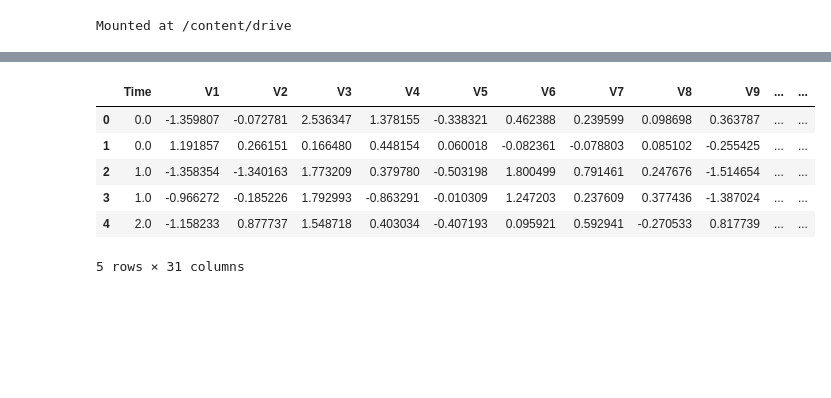
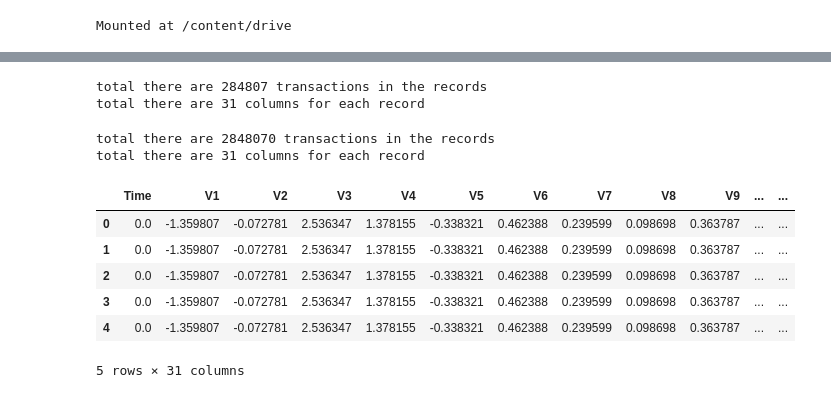
Before and after one commit to surajBR7/credit_card_fraud_detection, a Jupyter notebook: CCFD.ipynb, the cells around one changed output, grey strips where cells are left out. Saved outputs shown, nothing was run; the diff lists cells and outputs as text; code cells hidden in the pictures; blank space fills up the shorter version.

```diff
--- a/CCFD.ipynb
+++ b/CCFD.ipynb
@@ -9,4 +9,4 @@ Mounted at /content/drive
 file_path = '/content/drive/My Drive/dataset/creditcard.csv'
 # %%
 import pandas as pd
-df = pd.read_csv(file_path)
+raw_data = pd.read_csv(file_path)
@@ -13,10 +68,26 @@ df = pd.read_csv(file_path)
+# %%
+print("total there are",str(len(raw_data)),"transactions in the records")
+print("total there are",str(len(raw_data.columns)),"columns for each record")
+# %% [output]
+total there are 284807 transactions in the records
+total there are 31 columns for each record
+# %%
+#we are going to increase the number of transaction since in real world there will be more than the above mentioned transactions
+replica = 10
+big_raw_data = pd.DataFrame(np.repeat(raw_data.values, replica, axis=0),columns=raw_data.columns)
+
+print("total there are",str(len(big_raw_data)),"transactions in the records")
+print("total there are",str(len(big_raw_data.columns)),"columns for each record")
+# %% [output]
+total there are 2848070 transactions in the records
+total there are 31 columns for each record
 # %%
-df.head(5)
+big_raw_data.head(5)
 # %% [output]
 |  | Time | V1 | V2 | V3 | V4 | V5 | V6 | V7 | V8 | V9 | ... | ... |
 | 0 | 0.0 | -1.359807 | -0.072781 | 2.536347 | 1.378155 | -0.338321 | 0.462388 | 0.239599 | 0.098698 | 0.363787 | ... | ... |
-| 1 | 0.0 | 1.191857 | 0.266151 | 0.166480 | 0.448154 | 0.060018 | -0.082361 | -0.078803 | 0.085102 | -0.255425 | ... | ... |
-| 2 | 1.0 | -1.358354 | -1.340163 | 1.773209 | 0.379780 | -0.503198 | 1.800499 | 0.791461 | 0.247676 | -1.514654 | ... | ... |
-| 3 | 1.0 | -0.966272 | -0.185226 | 1.792993 | -0.863291 | -0.010309 | 1.247203 | 0.237609 | 0.377436 | -1.387024 | ... | ... |
-| 4 | 2.0 | -1.158233 | 0.877737 | 1.548718 | 0.403034 | -0.407193 | 0.095921 | 0.592941 | -0.270533 | 0.817739 | ... | ... |
+| 1 | 0.0 | -1.359807 | -0.072781 | 2.536347 | 1.378155 | -0.338321 | 0.462388 | 0.239599 | 0.098698 | 0.363787 | ... | ... |
+| 2 | 0.0 | -1.359807 | -0.072781 | 2.536347 | 1.378155 | -0.338321 | 0.462388 | 0.239599 | 0.098698 | 0.363787 | ... | ... |
+| 3 | 0.0 | -1.359807 | -0.072781 | 2.536347 | 1.378155 | -0.338321 | 0.462388 | 0.239599 | 0.098698 | 0.363787 | ... | ... |
+| 4 | 0.0 | -1.359807 | -0.072781 | 2.536347 | 1.378155 | -0.338321 | 0.462388 | 0.239599 | 0.098698 | 0.363787 | ... | ... |
 5 rows × 31 columns
```
Also changed, not shown: parts of 11 cells of this notebook.
